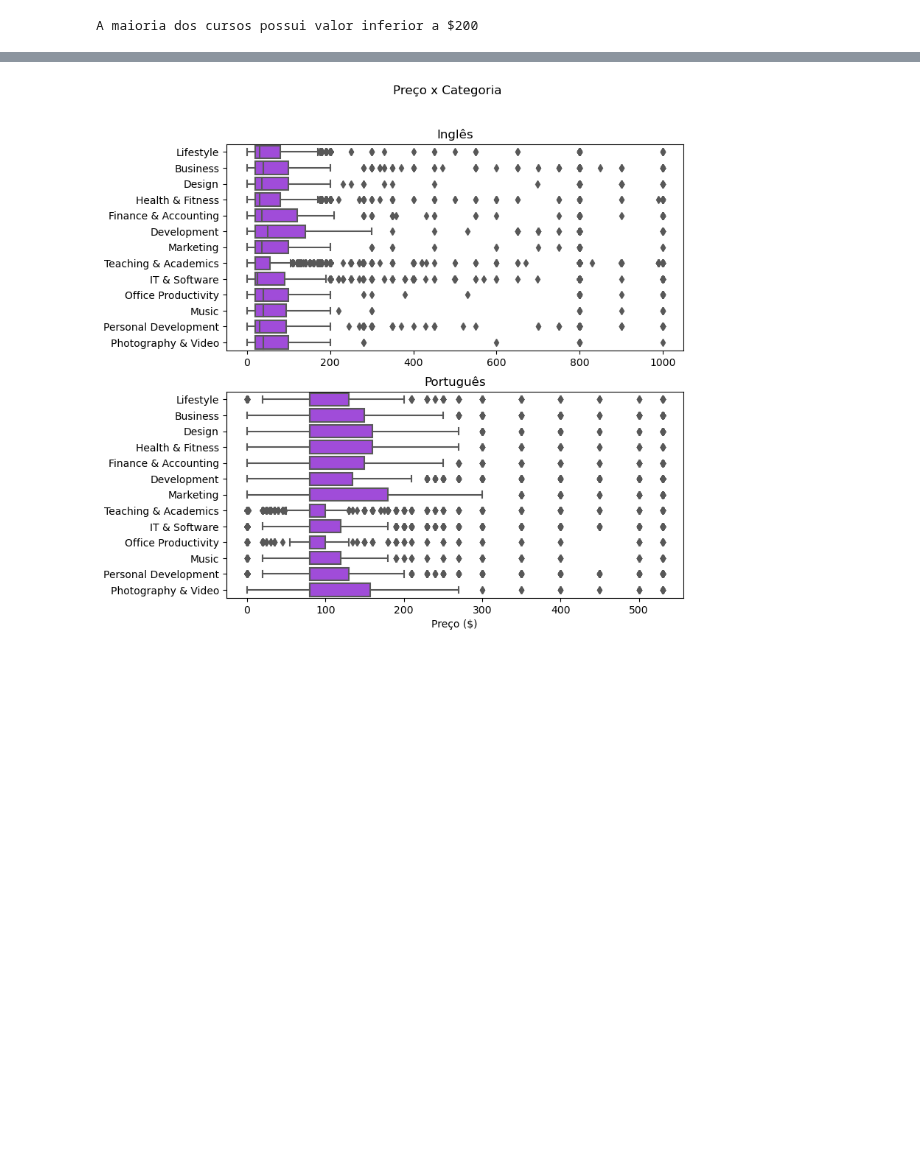
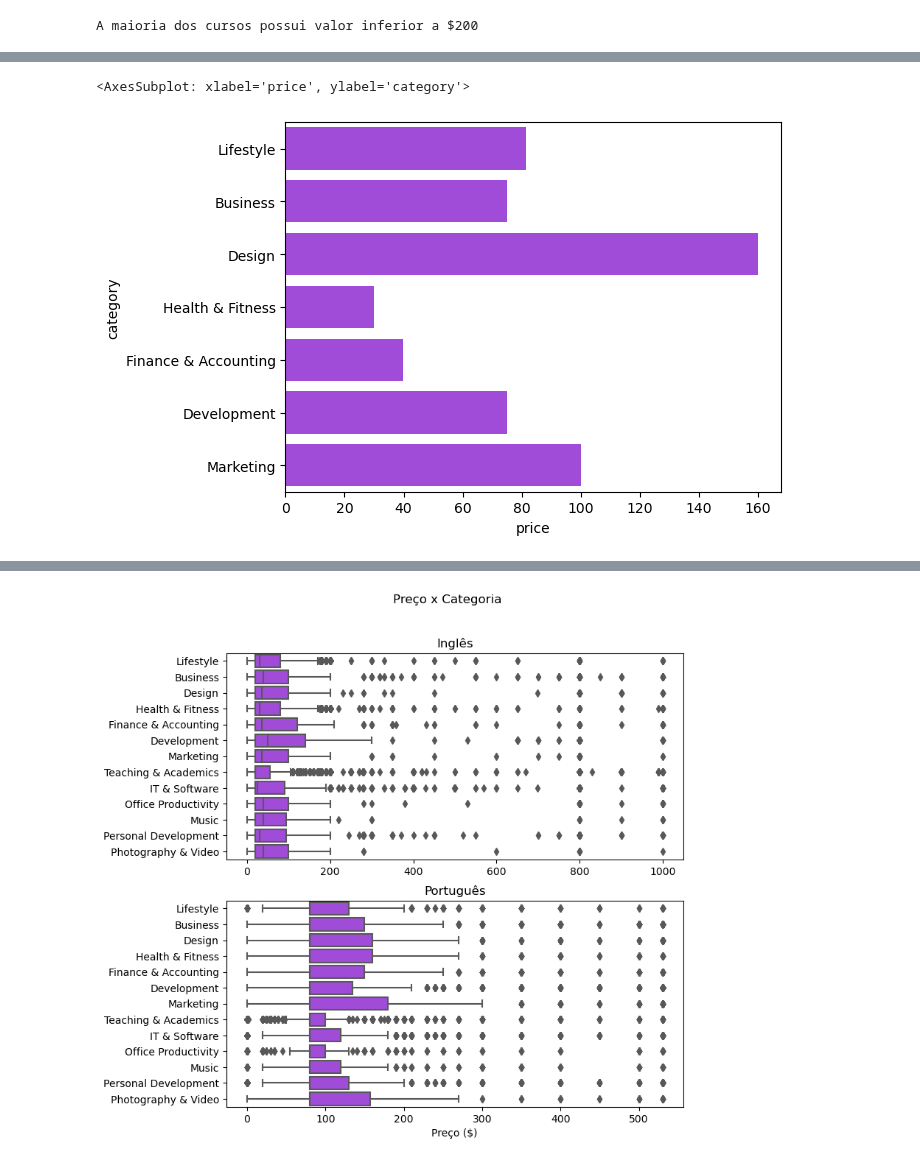
Before and after one commit to ismailymendes/mooc_udemy_coursera, a Jupyter notebook: mooc_udemy.ipynb, the cells around one changed output, grey strips where cells are left out. Drawn from its saved outputs; the diff is of its cells as text; code cells hidden in the pictures; blank space fills up the shorter version.

```diff
--- a/mooc_udemy.ipynb
+++ b/mooc_udemy.ipynb
@@ -309 +309,6 @@ A maioria dos cursos possui valor inferior a $200
+# %%
+sns.barplot(data=udemy_cursos[:10], x='price', y='category', orient='h', color='#A435F0', errorbar=None)
+# %% [output]
+<AxesSubplot: xlabel='price', ylabel='category'>
+[figure, added]
 # %%
```
Also changed, not shown: parts of 47 cells of this notebook.
